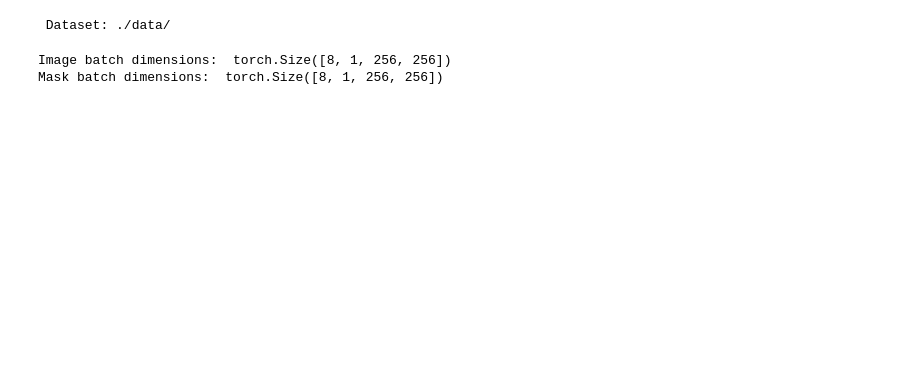
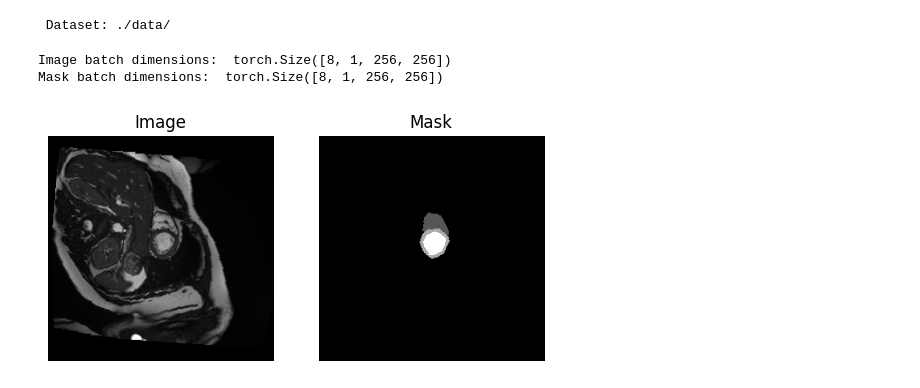
Before and after one commit to Nicolassalvan/mti865_projet, a Jupyter notebook: mainSegmentationChallenge.ipynb, the cells around one changed output. Cells and saved outputs as stored; diff of their text form; code cells hidden in the pictures; blank space fills up the shorter version.

```diff
--- a/mainSegmentationChallenge.ipynb
+++ b/mainSegmentationChallenge.ipynb
@@ -84,13 +27,13 @@ total_epochs = 50  # Number of epochs
+# %%
+# Define image and mask transformations
+transform = v2.Compose([
+    v2.ToTensor()
+])
+
+mask_transform = v2.Compose([
+    v2.ToTensor()
+])
 # %%
-# Define transformations
-transform = transforms.Compose([
-    transforms.ToTensor()
-])
-
-mask_transform = transforms.Compose([
-    transforms.ToTensor()
-])
-
 # Define dataloaders
 root_dir = './data/'
 print(' Dataset: {} '.format(root_dir))
@@ -99,7 +42,7 @@ train_set_full = medicalDataLoader.MedicalImageDataset('train',
                                                     root_dir,
                                                     transform=transform,
                                                     mask_transform=mask_transform,
-                                                    augment=False,
+                                                    augment=True,
                                                     equalize=False)
 
 train_loader_full = DataLoader(train_set_full,
@@ -125,13 +68,26 @@ val_loader = DataLoader(val_set,
 # %%
 for i, sample in enumerate(train_loader_full):
     images, masks, _ = sample
     print('Image batch dimensions: ', images.size())
     print('Mask batch dimensions: ', masks.size())
 
+    # Show first image and mask
+    plt.figure()
+    plt.subplot(1,2,1)
+    plt.imshow(images[0,0,:,:], cmap='gray')
+    plt.title('Image')
+    plt.axis('off')
+    plt.subplot(1,2,2)
+    plt.imshow(masks[0,0,:,:], cmap='gray')
+    plt.title('Mask')
+    plt.axis('off')
+    plt.show()
+
     break
 # %% [output]
 Image batch dimensions:  torch.Size([8, 1, 256, 256])
 Mask batch dimensions:  torch.Size([8, 1, 256, 256])
+[figure, added]
 # %%
 def runTraining(writer: SummaryWriter):
     print("-" * 40)
```
Also changed, not shown: parts of 6 cells of this notebook, 2 other files.
